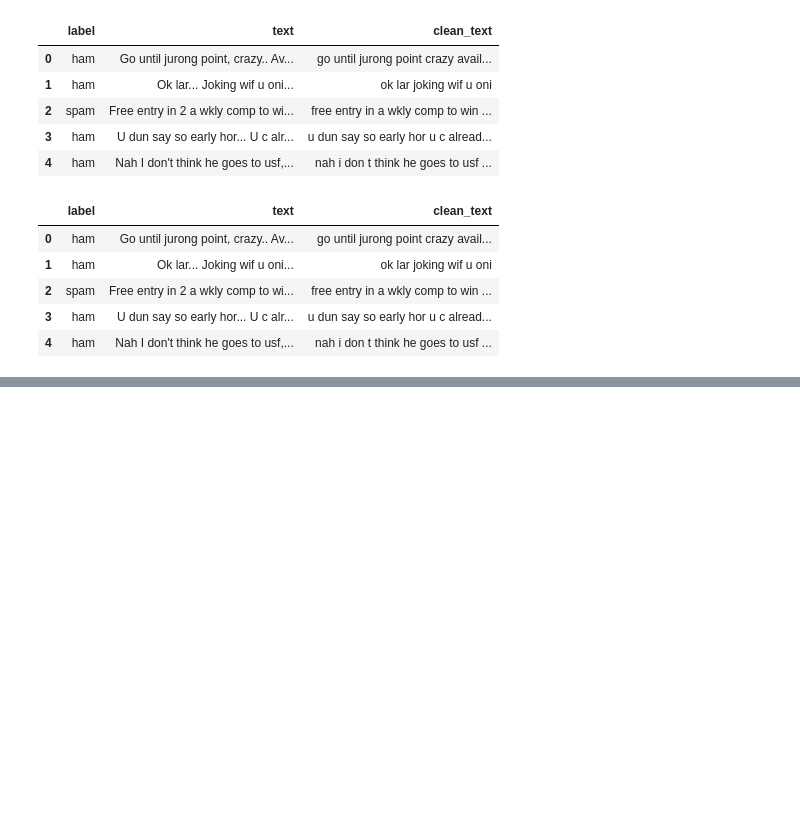
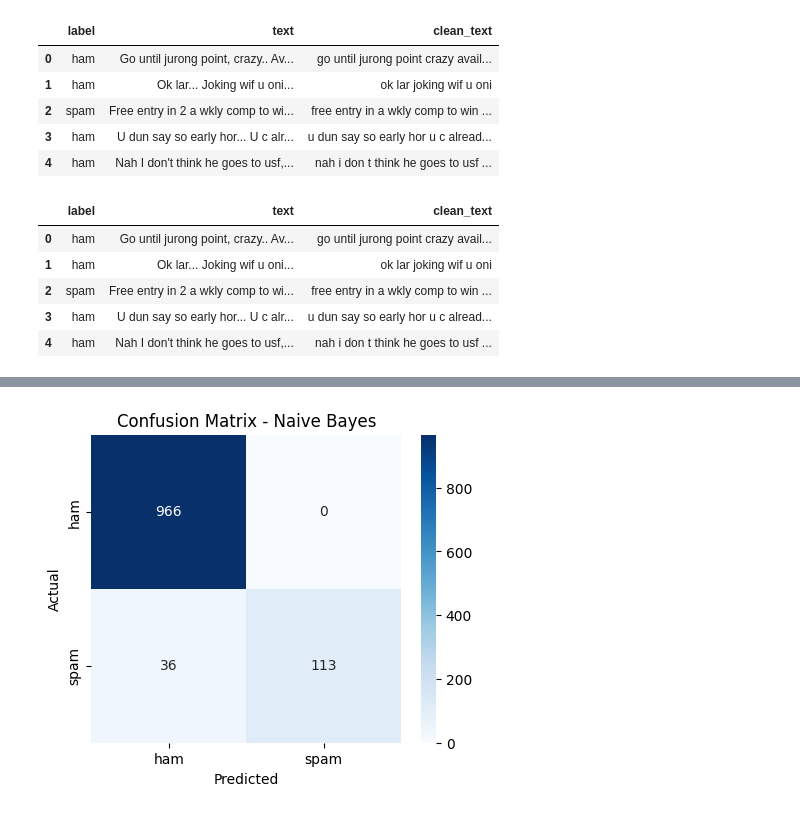
Before and after one commit to sanjelprashid/sms-spam-text-classification-ml, a Jupyter notebook: sms_spam.ipynb, the cells around one changed output, grey strips where cells are left out. Cells and saved outputs as stored; diff of their text form; code cells hidden in the pictures; blank space fills up the shorter version.

Commit message:
Milestone 2: TF-IDF, NB & LR models, evaluation results and predictions

```diff
--- a/sms_spam.ipynb
+++ b/sms_spam.ipynb
@@ -5,5 +8,5 @@ import re
 # %%
-df = pd.read_csv( "SMSSpamCollection", sep="\t", header=None, names=["label", "text"] )
+df = pd.read_csv( "SMSSpamCollection.txt", sep="\t", header=None, names=["label", "text"] )
 # %%
 df.head()
 # %% [output]
@@ -94,0 +115,9 @@ X_train.shape, X_test.shape
+# %%
+from sklearn.feature_extraction.text import TfidfVectorizer
+
+vectorizer = TfidfVectorizer(stop_words="english")
+
+X_train = vectorizer.fit_transform(X_train_text)
+X_test = vectorizer.transform(X_test_text)
+
+X_train.shape, X_test.shape
@@ -94,0 +126,14 @@ X_train.shape, X_test.shape
+# %%
+#MODEL 1: NAIVE BAYES (TRAIN + EVALUATE)
+
+from sklearn.naive_bayes import MultinomialNB
+from sklearn.metrics import accuracy_score, classification_report
+
+nb = MultinomialNB()
+nb.fit(X_train, y_train)
+
+y_pred_nb = nb.predict(X_test)
+
+print("Naive Bayes Accuracy:", accuracy_score(y_test, y_pred_nb))
+print("\nClassification Report (Naive Bayes):\n")
+print(classification_report(y_test, y_pred_nb))
@@ -94,0 +153,22 @@ X_train.shape, X_test.shape
+# %%
+#NAIVE BAYES CONFUSION MATRIX
+
+from sklearn.metrics import confusion_matrix
+
+cm_nb = confusion_matrix(y_test, y_pred_nb)
+
+plt.figure(figsize=(5,4))
+sns.heatmap(
+    cm_nb,
+    annot=True,
+    fmt="d",
+    cmap="Blues",
+    xticklabels=["ham", "spam"],
+    yticklabels=["ham", "spam"]
+)
+plt.title("Confusion Matrix - Naive Bayes")
+plt.xlabel("Predicted")
+plt.ylabel("Actual")
+plt.show()
+# %% [output]
+[figure, added]
```
Also changed, not shown: parts of 15 cells of this notebook.
